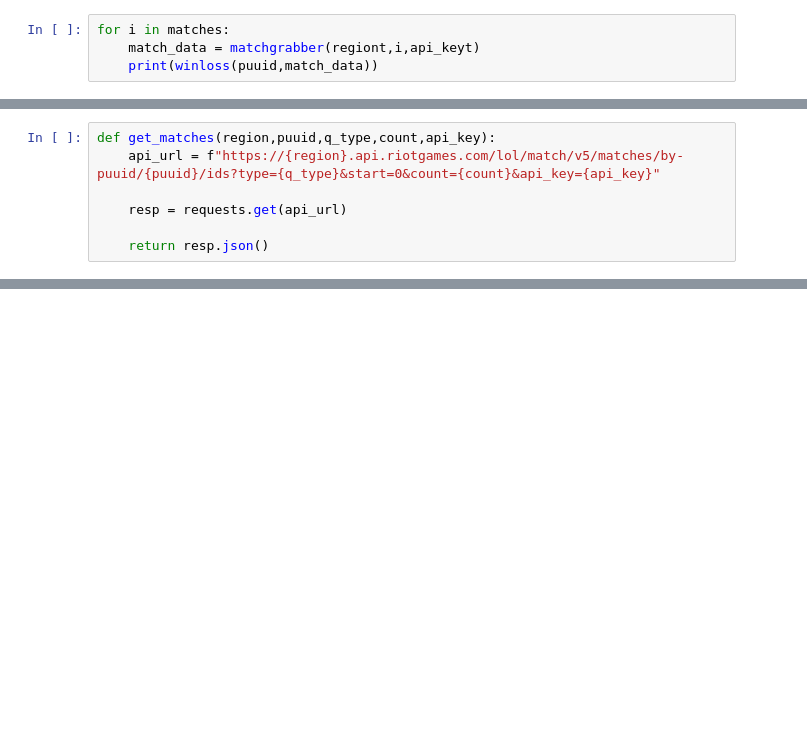
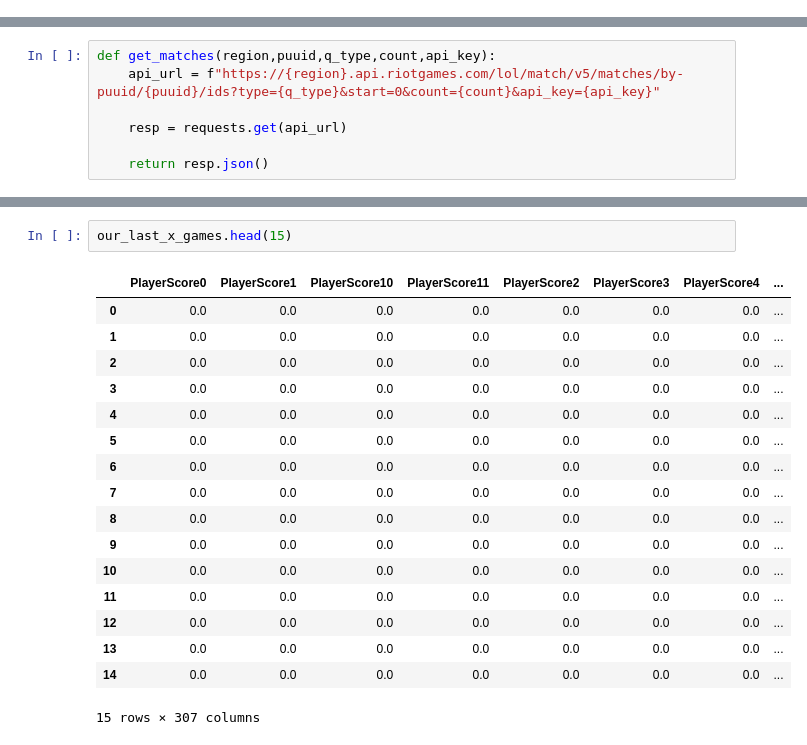
Before and after one commit to wg-999/leaguedata, a Jupyter notebook: notebooks/exploration/firsttests.ipynb, the cells around one changed output, grey strips where cells are left out. Saved outputs shown, nothing was run; the diff lists cells and outputs as text; blank space fills up the shorter version.

```diff
--- a/notebooks/exploration/firsttests.ipynb
+++ b/notebooks/exploration/firsttests.ipynb
@@ -132,4 +122,0 @@ False
-# %%
-for i in matches:
-    match_data = matchgrabber(regiont,i,api_keyt)
-    print(winloss(puuid,match_data))
@@ -213,0 +246,20 @@ False
+# %%
+our_last_x_games.head(15)
+# %% [output]
+|  | PlayerScore0 | PlayerScore1 | PlayerScore10 | PlayerScore11 | PlayerScore2 | PlayerScore3 | PlayerScore4 | ... |
+| 0 | 0.0 | 0.0 | 0.0 | 0.0 | 0.0 | 0.0 | 0.0 | ... |
+| 1 | 0.0 | 0.0 | 0.0 | 0.0 | 0.0 | 0.0 | 0.0 | ... |
+| 2 | 0.0 | 0.0 | 0.0 | 0.0 | 0.0 | 0.0 | 0.0 | ... |
+| 3 | 0.0 | 0.0 | 0.0 | 0.0 | 0.0 | 0.0 | 0.0 | ... |
+| 4 | 0.0 | 0.0 | 0.0 | 0.0 | 0.0 | 0.0 | 0.0 | ... |
+| 5 | 0.0 | 0.0 | 0.0 | 0.0 | 0.0 | 0.0 | 0.0 | ... |
+| 6 | 0.0 | 0.0 | 0.0 | 0.0 | 0.0 | 0.0 | 0.0 | ... |
+| 7 | 0.0 | 0.0 | 0.0 | 0.0 | 0.0 | 0.0 | 0.0 | ... |
+| 8 | 0.0 | 0.0 | 0.0 | 0.0 | 0.0 | 0.0 | 0.0 | ... |
+| 9 | 0.0 | 0.0 | 0.0 | 0.0 | 0.0 | 0.0 | 0.0 | ... |
+| 10 | 0.0 | 0.0 | 0.0 | 0.0 | 0.0 | 0.0 | 0.0 | ... |
+| 11 | 0.0 | 0.0 | 0.0 | 0.0 | 0.0 | 0.0 | 0.0 | ... |
+| 12 | 0.0 | 0.0 | 0.0 | 0.0 | 0.0 | 0.0 | 0.0 | ... |
+| 13 | 0.0 | 0.0 | 0.0 | 0.0 | 0.0 | 0.0 | 0.0 | ... |
+| 14 | 0.0 | 0.0 | 0.0 | 0.0 | 0.0 | 0.0 | 0.0 | ... |
+15 rows × 307 columns
```
Also changed, not shown: parts of 22 cells of this notebook.
